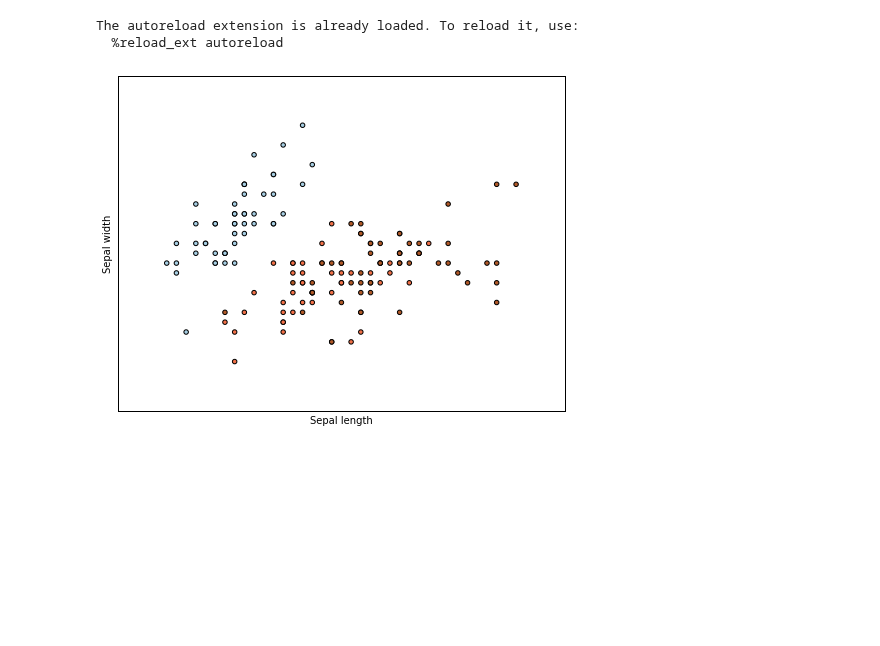
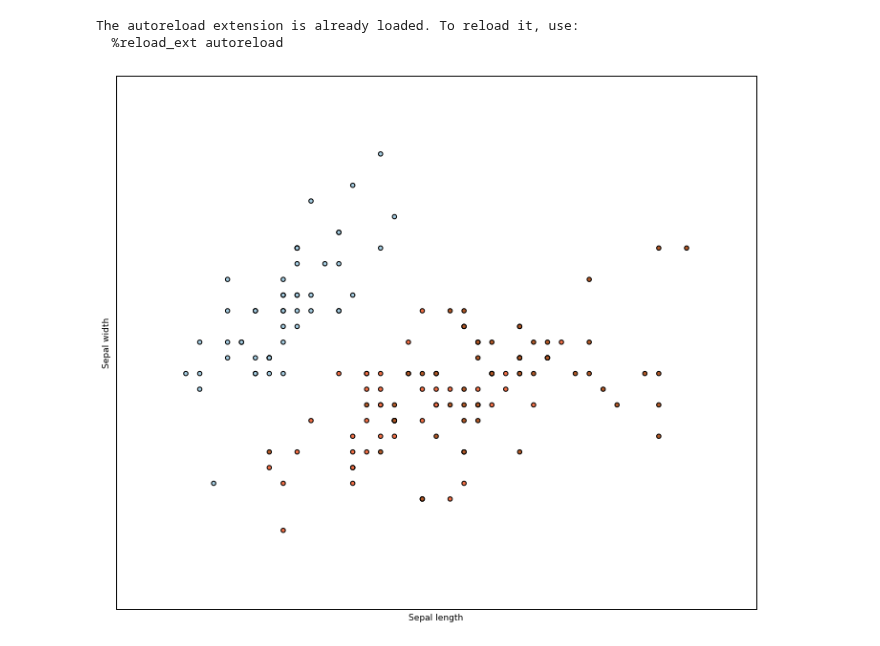
Before and after one commit to chengsoonong/mclass-sky, a Jupyter notebook: projects/david/lab/active_ex1.ipynb, the cells around one changed output. Saved outputs shown, nothing was run; the diff lists cells and outputs as text; code cells hidden in the pictures; blank space fills up the shorter version.

```diff
--- a/projects/david/lab/active_ex1.ipynb
+++ b/projects/david/lab/active_ex1.ipynb
@@ -17,24 +18,24 @@ The autoreload extension is already loaded. To reload it, use:
 # %%
 iris = datasets.load_iris()
 X = iris.data[:, :2]  # Take the first two features.
 Y = iris.target
 
 x_min, x_max = X[:, 0].min() - .5, X[:, 0].max() + .5
 y_min, y_max = X[:, 1].min() - .5, X[:, 1].max() + .5
 
-plt.figure(2, figsize=(8, 6))
+plt.figure(2, figsize=(12, 10))
 plt.clf()
 plt.scatter(X[:, 0], X[:, 1], c=Y, cmap=plt.cm.Paired)
 plt.xlabel('Sepal length')
 plt.ylabel('Sepal width')
 plt.xlim(x_min, x_max)
 plt.ylim(y_min, y_max)
 plt.xticks(())
 plt.yticks(())
 
 plt.show()
 # %% [output]
-[figure, old version]
+[figure, new version]
 # %%
 bias = np.ones((X.shape[0], 1))
 X = np.hstack((X, bias))
```
Also changed, not shown: parts of 30 cells of this notebook, 1 other file.
